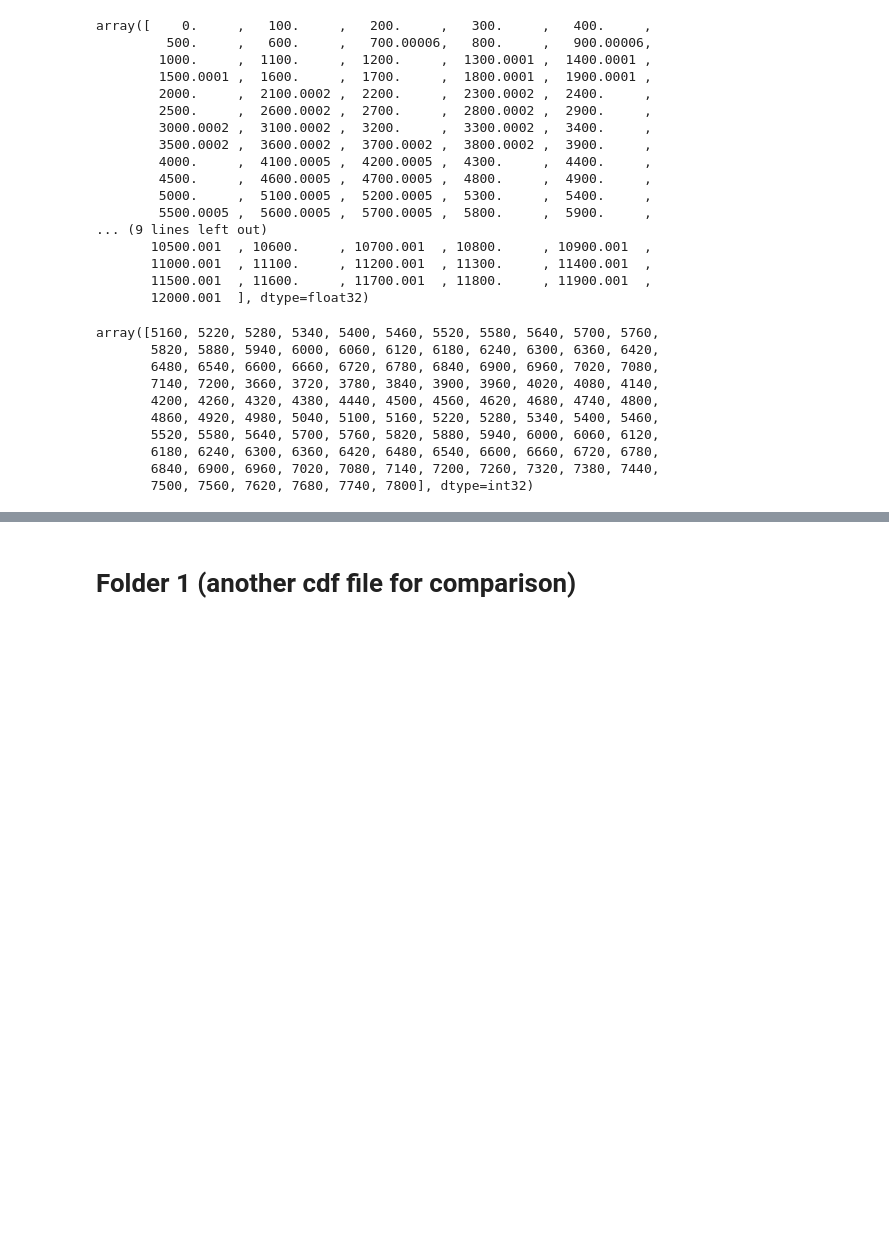
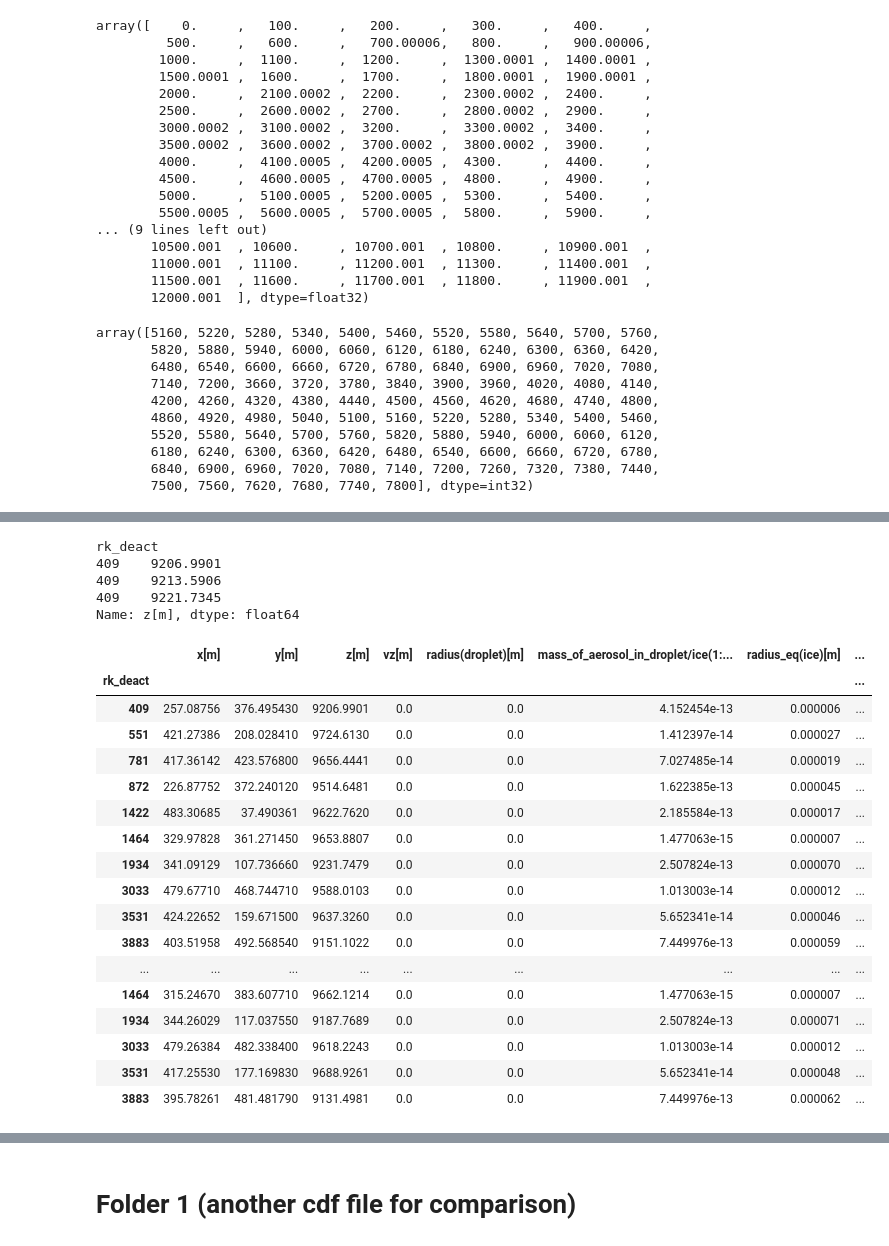
Before and after one commit to josephko91/ice-mp-su24, a Jupyter notebook: EnvironmentalData.ipynb, the cells around one changed output, grey strips where cells are left out. Drawn from its saved outputs; the diff is of its cells as text; code cells hidden in the pictures; blank space fills up the shorter version.

```diff
--- a/EnvironmentalData.ipynb
+++ b/EnvironmentalData.ipynb
@@ -229,0 +228,20 @@ df_indexed
+# %%
+dirpath = '/glade/derecho/scratch/klamb/superdroplets/outsdm_iceball_nowind_rhod_dist_min200_sgs_1024_poly_trj_5400_7200'
+# THIS HAS 15 SECONDS
+# trajs = load_trajectories(dirpath,num_timesteps=10)
+timestamps = get_timestamps(dirpath)
+timestamps
+
+# load every 4 timestamps (every 1 minute)
+coarse_timestamps = timestamps[0::4]
+
+# only look at 10 superdroplets
+Ns = 10
+unique_superdroplets = get_unique_SDs(dirpath, coarse_timestamps[0])
+
+first_Ns = unique_superdroplets[0:Ns]
+print(coarse_timestamps)
+print(first_Ns)
+trajs = load_trajectories(dirpath, times=coarse_timestamps,
+                         num_timesteps = 3,
+                         Ns_array = first_Ns)
@@ -229,0 +258,29 @@ df_indexed
+# %%
+trajs.loc[409, 'z[m]']
+# %% [output]
+rk_deact
+409    9206.9901
+409    9213.5906
+409    9221.7345
+Name: z[m], dtype: float64
+# %%
+trajs
+# %% [output]
+|  | x[m] | y[m] | z[m] | vz[m] | radius(droplet)[m] | mass_of_aerosol_in_droplet/ice(1:... | radius_eq(ice)[m] | ... |
+| rk_deact |  |  |  |  |  |  |  | ... |
+| 409 | 257.08756 | 376.495430 | 9206.9901 | 0.0 | 0.0 | 4.152454e-13 | 0.000006 | ... |
+| 551 | 421.27386 | 208.028410 | 9724.6130 | 0.0 | 0.0 | 1.412397e-14 | 0.000027 | ... |
+| 781 | 417.36142 | 423.576800 | 9656.4441 | 0.0 | 0.0 | 7.027485e-14 | 0.000019 | ... |
+| 872 | 226.87752 | 372.240120 | 9514.6481 | 0.0 | 0.0 | 1.622385e-13 | 0.000045 | ... |
+| 1422 | 483.30685 | 37.490361 | 9622.7620 | 0.0 | 0.0 | 2.185584e-13 | 0.000017 | ... |
+| 1464 | 329.97828 | 361.271450 | 9653.8807 | 0.0 | 0.0 | 1.477063e-15 | 0.000007 | ... |
+| 1934 | 341.09129 | 107.736660 | 9231.7479 | 0.0 | 0.0 | 2.507824e-13 | 0.000070 | ... |
+| 3033 | 479.67710 | 468.744710 | 9588.0103 | 0.0 | 0.0 | 1.013003e-14 | 0.000012 | ... |
+| 3531 | 424.22652 | 159.671500 | 9637.3260 | 0.0 | 0.0 | 5.652341e-14 | 0.000046 | ... |
+| 3883 | 403.51958 | 492.568540 | 9151.1022 | 0.0 | 0.0 | 7.449976e-13 | 0.000059 | ... |
+| ... | ... | ... | ... | ... | ... | ... | ... | ... |
+| 1464 | 315.24670 | 383.607710 | 9662.1214 | 0.0 | 0.0 | 1.477063e-15 | 0.000007 | ... |
+| 1934 | 344.26029 | 117.037550 | 9187.7689 | 0.0 | 0.0 | 2.507824e-13 | 0.000071 | ... |
+| 3033 | 479.26384 | 482.338400 | 9618.2243 | 0.0 | 0.0 | 1.013003e-14 | 0.000012 | ... |
+| 3531 | 417.25530 | 177.169830 | 9688.9261 | 0.0 | 0.0 | 5.652341e-14 | 0.000048 | ... |
+| 3883 | 395.78261 | 481.481790 | 9131.4981 | 0.0 | 0.0 | 7.449976e-13 | 0.000062 | ... |
```
Also changed, not shown: parts of 12 cells of this notebook.
